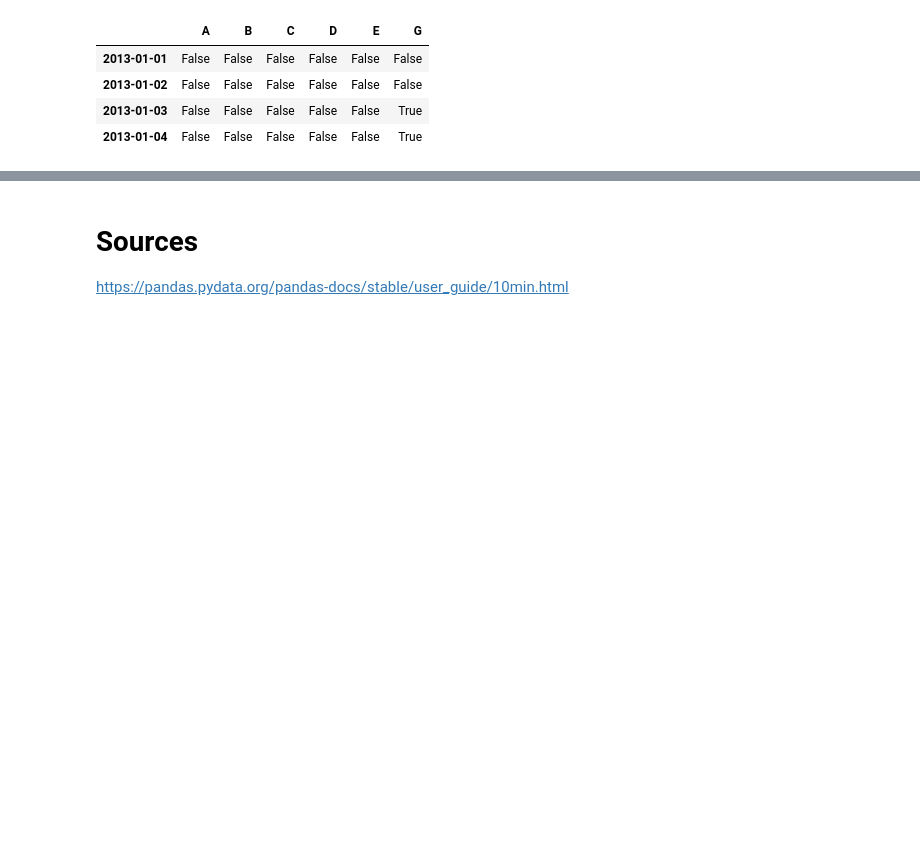
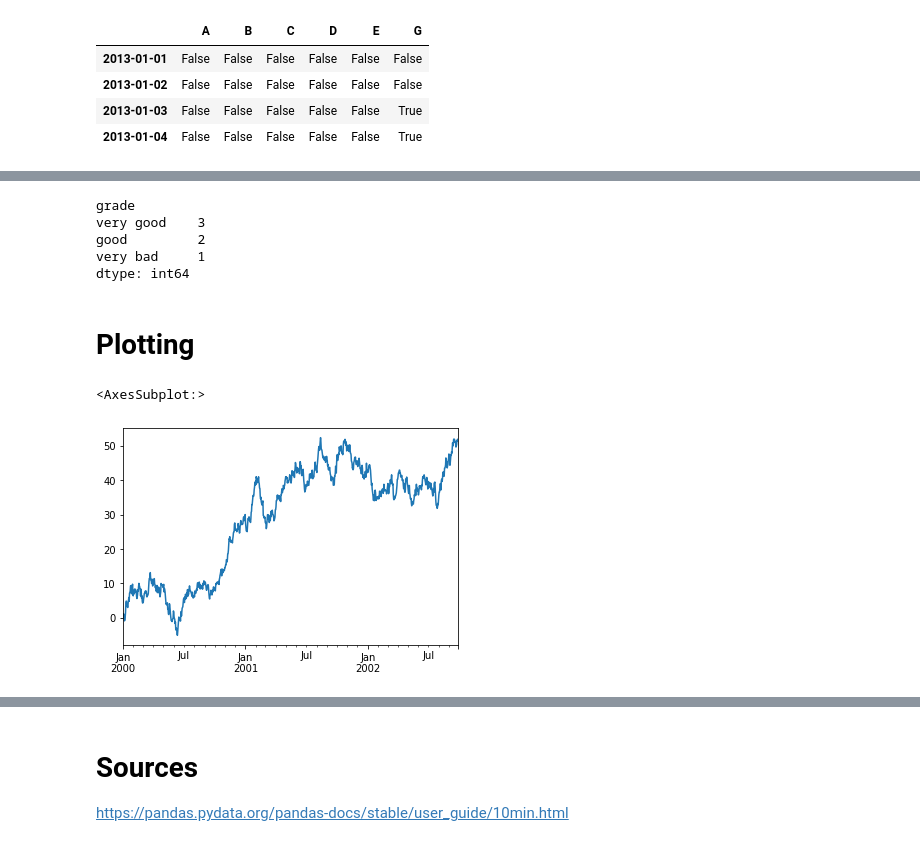
Before and after one commit to jahedpari/Python-CheatSheet, a Jupyter notebook: Pandas CheatSheet.ipynb, the cells around one changed output, grey strips where cells are left out. Cells and saved outputs as stored; diff of their text form; code cells hidden in the pictures; blank space fills up the shorter version.

```diff
--- a/Pandas CheatSheet.ipynb
+++ b/Pandas CheatSheet.ipynb
@@ -526,0 +1050,23 @@ pd.isnull(df1)
+# %%
+df.groupby("grade").size()
+# %% [output]
+grade
+very good    3
+good         2
+very bad     1
+dtype: int64
+# %% [markdown]
+# Plotting
+# %%
+import matplotlib.pyplot as plt
+
+plt.close('all')
+ts = pd.Series(np.random.randn(1000),
+               index=pd.date_range('1/1/2000', periods=1000))
+
+
+ts = ts.cumsum()
+ts.plot()
+# %% [output]
+<AxesSubplot:>
+[figure, added]
```
Also changed, not shown: parts of 60 cells of this notebook, 1 other file.
